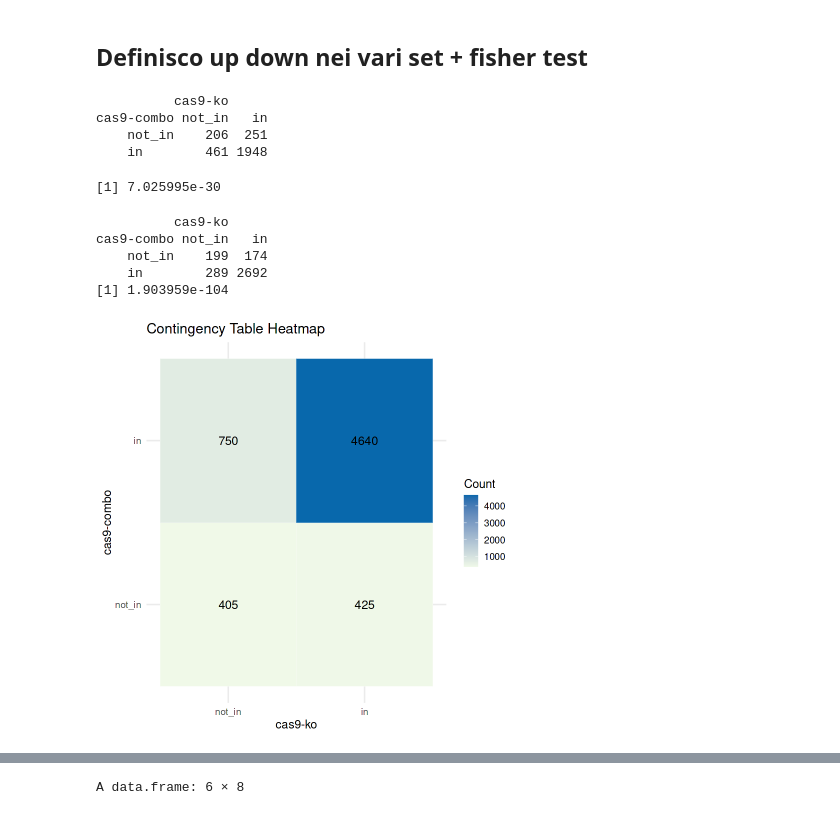
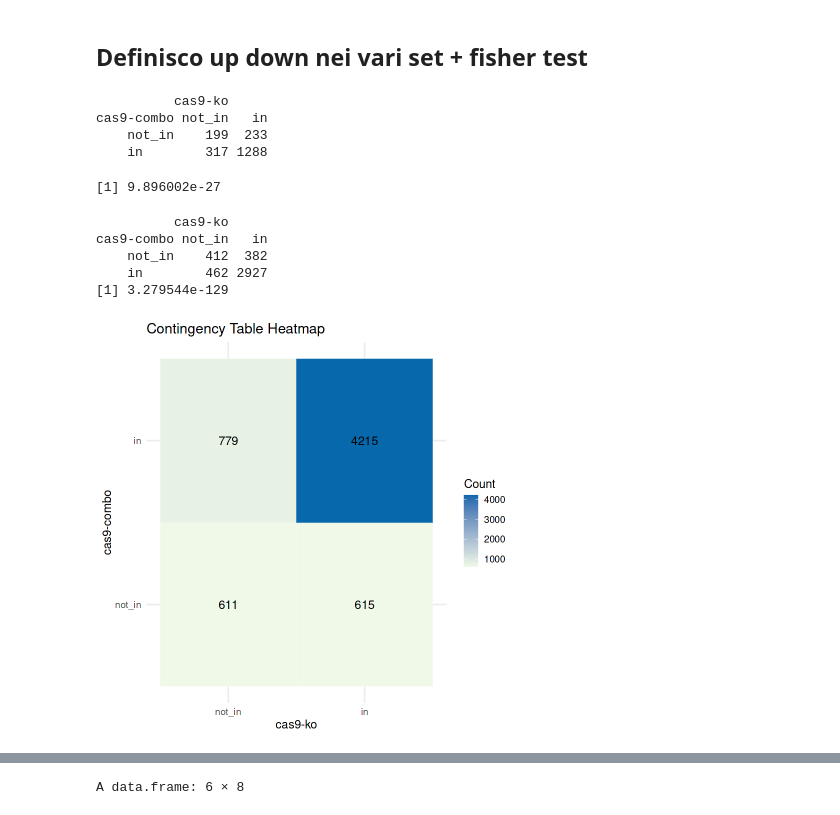
Before and after one commit to vodkatad/scExplo, a Jupyter notebook: dataset/Graph_NN/notebook/fenocopia_deg_del_deg.ipynb, the cells around one changed output, grey strips where cells are left out. Cells and saved outputs as stored; diff of their text form; code cells hidden in the pictures.

```diff
--- a/dataset/Graph_NN/notebook/fenocopia_deg_del_deg.ipynb
+++ b/dataset/Graph_NN/notebook/fenocopia_deg_del_deg.ipynb
@@ -10,3 +10,39 @@ creni<-read.table(creni_path_322,stringsAsFactors = FALSE, header = TRUE,row.nam
 ko_path<-'/mnt/cold1/snaketree/prj/DE_RNASeq/dataset/Ire_ko_2025/cloni_cetux_vs_egf/trattamento_cutoff0.05-CETUX.vs.EGF0.1.deseq2.tsv'
 #ko_path<-'/mnt/cold1/snaketree/prj/DE_RNASeq/dataset/Ire_Creni/327_creni_vs_EGF/trattamento_cutoff0.05-Creni_5uM_72h.vs.EGF0.1.deseq2.tsv'
 ko<-read.table(ko_path,stringsAsFactors = FALSE, header = TRUE,row.names = 1)
+# %%
+library(ggplot2)
+
+# Se la colonna dei geni è nei rownames
+cas9$gene <- rownames(cas9)
+
+# Controlla i nomi delle colonne
+colnames(cas9)
+
+# Di solito DESeq2 ha: log2FoldChange, padj
+cas9$significant <- "Downregulated or NS"
+cas9$significant[cas9$padj < 0.05 & cas9$log2FoldChange > 0.58] <- "Upregulated"
+cas9$significant[cas9$padj < 0.05 & cas9$log2FoldChange < -0.58] <- "Downregulated or NS"
+cas9$padj <- ifelse(cas9$padj == 0, 1e-235, cas9$padj)
+vulcano <- ggplot(cas9, aes(x = log2FoldChange, y = -log10(padj), color = significant)) +
+  geom_point(size = 1) +
+  scale_color_manual(values = c("Downregulated or NS" = "#d3d3d3", "Upregulated" = "#CF4030")) +
+  geom_vline(xintercept = c(-0.58, 0.58), linetype = "dashed", color = "black") +
+  geom_hline(yintercept = -log10(0.05), linetype = "dashed", color = "black") +
+  scale_x_continuous(limits = c(-8, 8),breaks = c(-8,-4,0,4,8)) +
+  scale_y_continuous(limits = c(0, 240),breaks = c(0,80,180,240)) +
+  theme_minimal() +
+  labs(
+    x = "log2FC",
+    y = "-log10 adjusted p-value"
+  ) +
+  theme(
+    panel.grid = element_blank(),
+    axis.line = element_line(color = "black"),
+    axis.ticks = element_line(color = "black"),
+    legend.position = c(0.98, 0.98),
+    legend.justification = c("right", "top")
+  )
+print(vulcano)
+print(max(-log10(cas9$padj)))
+ggsave(plot=vulcano,filename = 'vulcano_cas9.pdf')
@@ -14,7 +56,7 @@ ko<-read.table(ko_path,stringsAsFactors = FALSE, header = TRUE,row.names = 1)
 ## Definisco up down nei vari set + fisher test
 # %%
 th_padj<-0.05
-th_log2fc<-0
+th_log2fc<-0.58
 
 #selezioni i geni che sono significativi  nella cas9 cetux vs egf
 cas9_up<-row.names(cas9[cas9$padj<th_padj &cas9$log2FoldChange>th_log2fc,])
@@ -83,37 +125,37 @@ print(contingency_table_down)
 
 
 contingency_table <- matrix(c(length(a_up)+length(a_down), length(b_up)+length(b_down), length(c_up)+length(c_down),length(d_up)+length(d_down)), nrow = 2, byrow=T,
                                  dimnames = list("cas9-combo" = c("not_in", "in"),
                                                  "cas9-ko" = c("not_in", "in")))
 
 
 library(tidyverse)
 
 df_long <- as.data.frame(as.table(contingency_table))
 colnames(df_long) <- c("cas9_combo", "cas9_ko", "Freq")
 ggplot(df_long, aes(x = cas9_ko, y = cas9_combo, fill = Freq)) +
   geom_tile(color = "white") +
   geom_text(aes(label = Freq), color = "black", size = 5) +
   scale_fill_gradient(low = "#f0f9e8", high = "#0868ac") +
   labs(
     title = "Contingency Table Heatmap",
     x = "cas9-ko",
     y = "cas9-combo",
     fill = "Count"
   ) +
   theme_minimal(base_size = 14)
 # Test di Fisher
 fisher_result <- fisher.test(contingency_table,alternative = 'greater')
 print(fisher_result$p.value)
 # %% [output]
           cas9-ko
 cas9-combo not_in   in
-    not_in    206  251
-    in        461 1948
+    not_in    199  233
+    in        317 1288
-[1] 7.025995e-30
+[1] 9.896002e-27
           cas9-ko
 cas9-combo not_in   in
-    not_in    199  174
-    in        289 2692
-[1] 1.903959e-104
+    not_in    412  382
+    in        462 2927
+[1] 3.279544e-129
-[figure, old version]
+[figure, new version]
```
Also changed, not shown: parts of 3 cells of this notebook, 5 other files.
